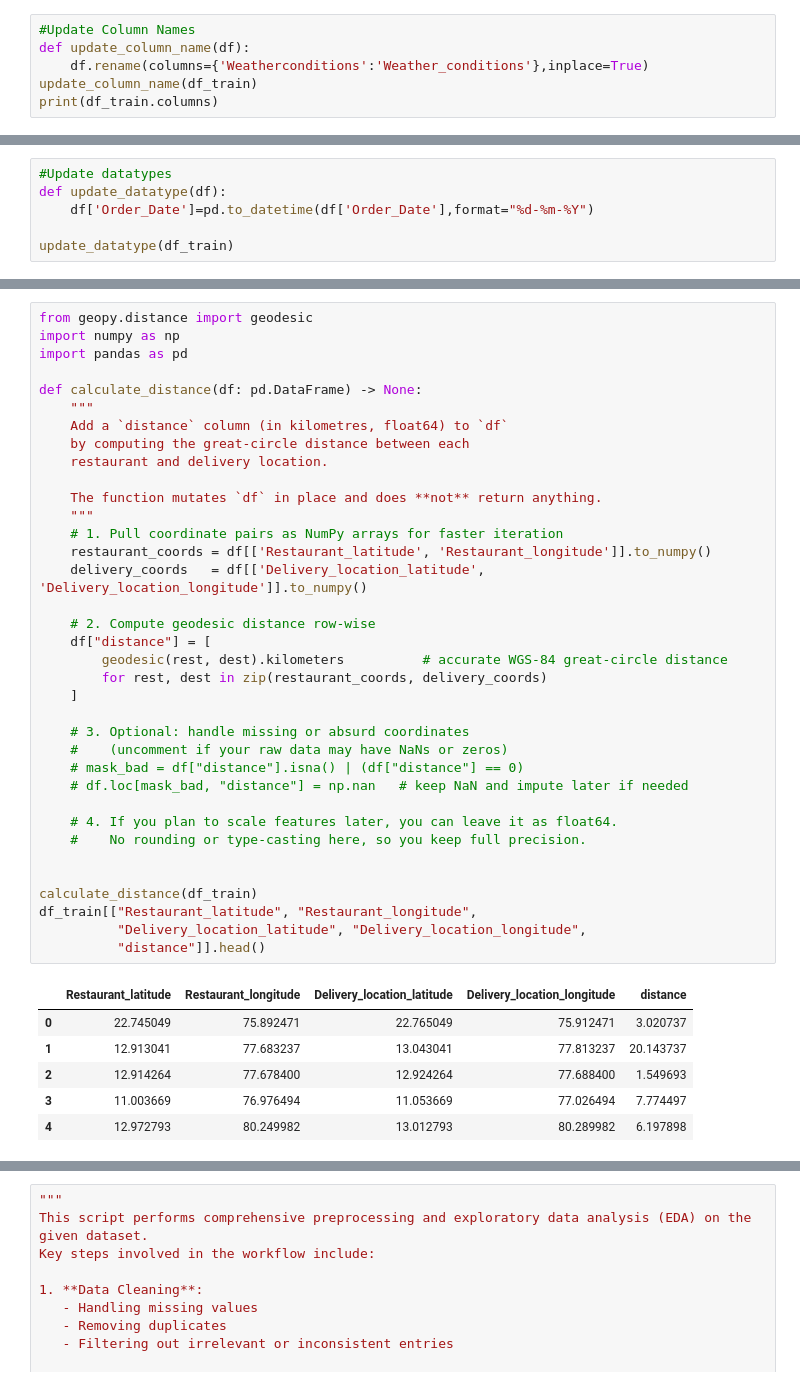
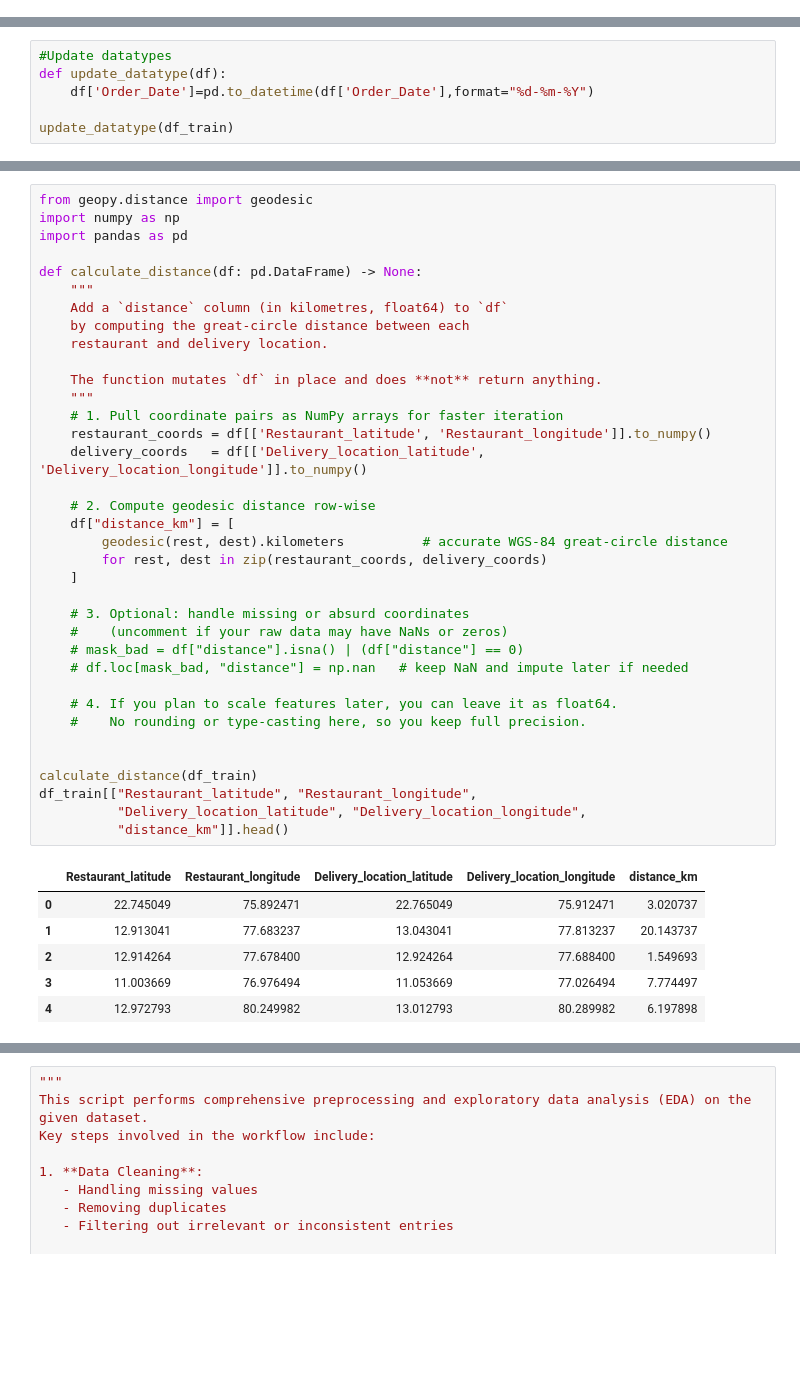
Before and after one commit to Subirxgt/Food-Delivery-Time-Prediction-, a Jupyter notebook: Python_code.ipynb, the cells around one changed output, grey strips where cells are left out. Saved outputs shown, nothing was run; the diff lists cells and outputs as text; blank space fills up the shorter version.

```diff
--- a/Python_code.ipynb
+++ b/Python_code.ipynb
@@ -100,9 +100,3 @@ ID
 (min) 50      62
 Name: count, dtype: int64
 ------------------------------------
-# %%
-#Update Column Names
-def update_column_name(df):
-    df.rename(columns={'Weatherconditions':'Weather_conditions'},inplace=True)
-update_column_name(df_train)
-print(df_train.columns)
@@ -274,36 +306,36 @@ import pandas as pd
 def calculate_distance(df: pd.DataFrame) -> None:
     """
     Add a `distance` column (in kilometres, float64) to `df`
     by computing the great‑circle distance between each
     restaurant and delivery location.
 
     The function mutates `df` in place and does **not** return anything.
     """
     # 1. Pull coordinate pairs as NumPy arrays for faster iteration
     restaurant_coords = df[['Restaurant_latitude', 'Restaurant_longitude']].to_numpy()
     delivery_coords   = df[['Delivery_location_latitude', 'Delivery_location_longitude']].to_numpy()
 
     # 2. Compute geodesic distance row‑wise
-    df["distance"] = [
+    df["distance_km"] = [
         geodesic(rest, dest).kilometers          # accurate WGS‑84 great‑circle distance
         for rest, dest in zip(restaurant_coords, delivery_coords)
     ]
 
     # 3. Optional: handle missing or absurd coordinates
     #    (uncomment if your raw data may have NaNs or zeros)
     # mask_bad = df["distance"].isna() | (df["distance"] == 0)
     # df.loc[mask_bad, "distance"] = np.nan   # keep NaN and impute later if needed
 
     # 4. If you plan to scale features later, you can leave it as float64.
     #    No rounding or type‑casting here, so you keep full precision.
 
 
 calculate_distance(df_train)
 df_train[["Restaurant_latitude", "Restaurant_longitude",
           "Delivery_location_latitude", "Delivery_location_longitude",
-          "distance"]].head()
+          "distance_km"]].head()
 # %% [output]
-|  | Restaurant_latitude | Restaurant_longitude | Delivery_location_latitude | Delivery_location_longitude | distance |
+|  | Restaurant_latitude | Restaurant_longitude | Delivery_location_latitude | Delivery_location_longitude | distance_km |
 | 0 | 22.745049 | 75.892471 | 22.765049 | 75.912471 | 3.020737 |
 | 1 | 12.913041 | 77.683237 | 13.043041 | 77.813237 | 20.143737 |
 | 2 | 12.914264 | 77.678400 | 12.924264 | 77.688400 | 1.549693 |
```
Also changed, not shown: parts of 36 cells of this notebook, 16 other files.
